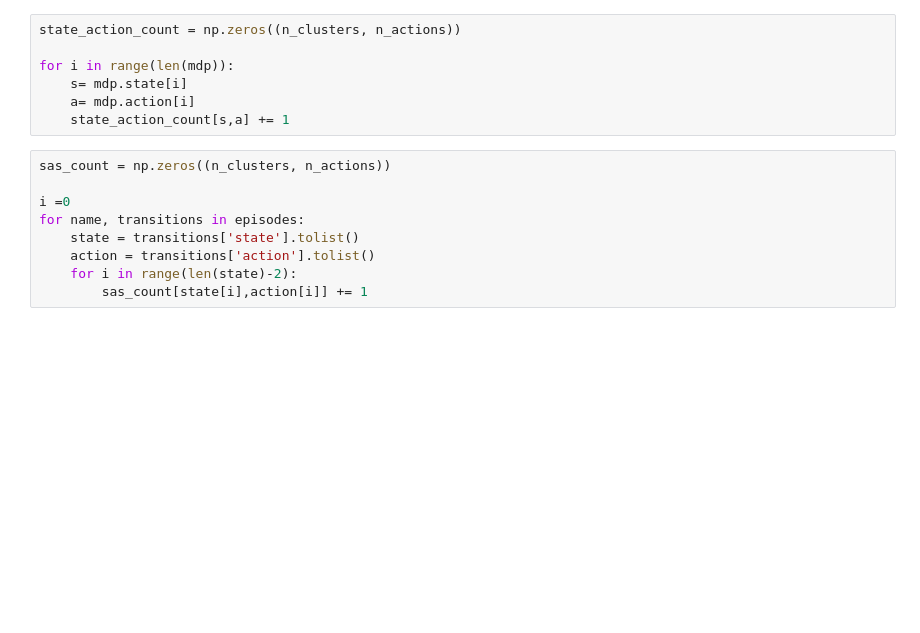
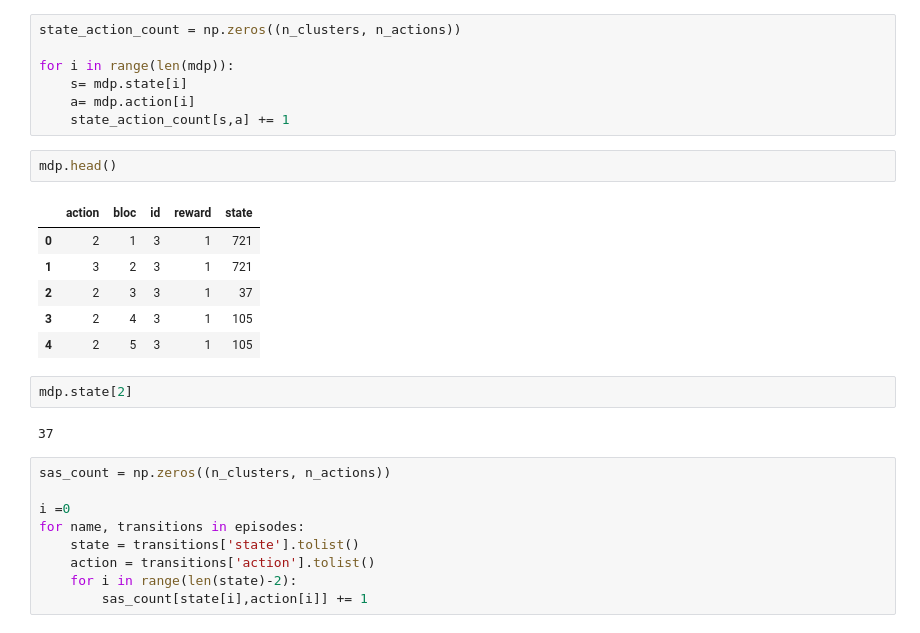
Before and after one commit to wihl/cs282-f17-xuefeng-yi-david, a Jupyter notebook: code/state_cluster/state_action_count.ipynb, the cells around one changed output. Cells and saved outputs as stored; diff of their text form; blank space fills up the shorter version.

```diff
--- a/code/state_cluster/state_action_count.ipynb
+++ b/code/state_cluster/state_action_count.ipynb
@@ -62,6 +100,19 @@ for i in range(len(mdp)):
     s= mdp.state[i]
     a= mdp.action[i]
     state_action_count[s,a] += 1
+# %%
+mdp.head()
+# %% [output]
+|  | action | bloc | id | reward | state |
+| 0 | 2 | 1 | 3 | 1 | 721 |
+| 1 | 3 | 2 | 3 | 1 | 721 |
+| 2 | 2 | 3 | 3 | 1 | 37 |
+| 3 | 2 | 4 | 3 | 1 | 105 |
+| 4 | 2 | 5 | 3 | 1 | 105 |
+# %%
+mdp.state[2]
+# %% [output]
+37
 # %%
 sas_count = np.zeros((n_clusters, n_actions))
 
```
Also changed, not shown: parts of 16 cells of this notebook, 6 other files.
